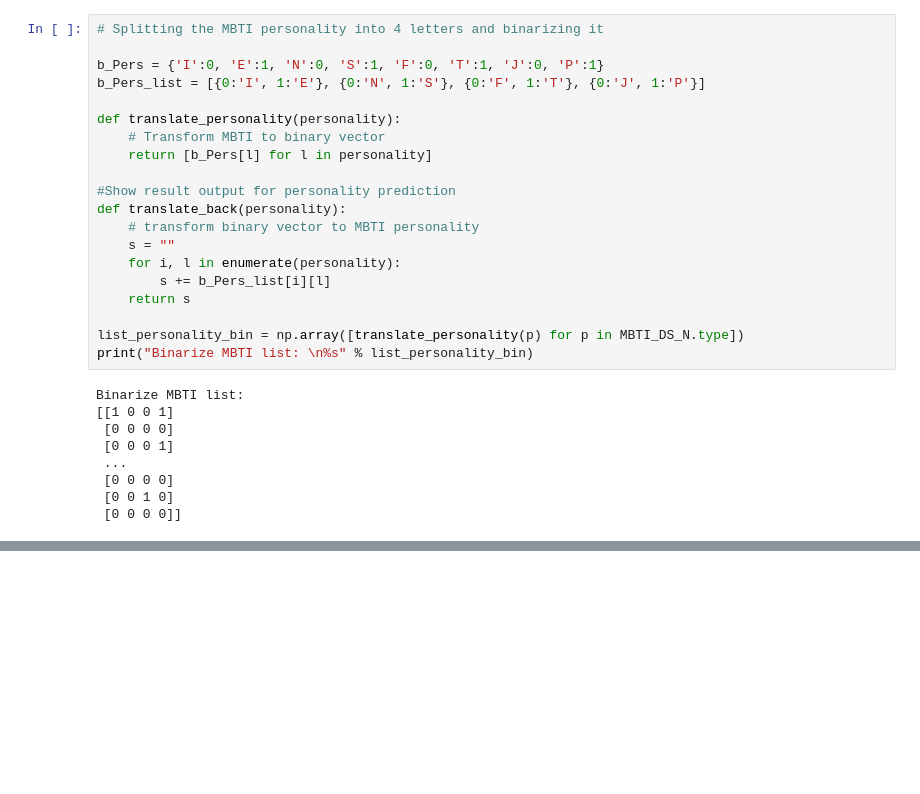
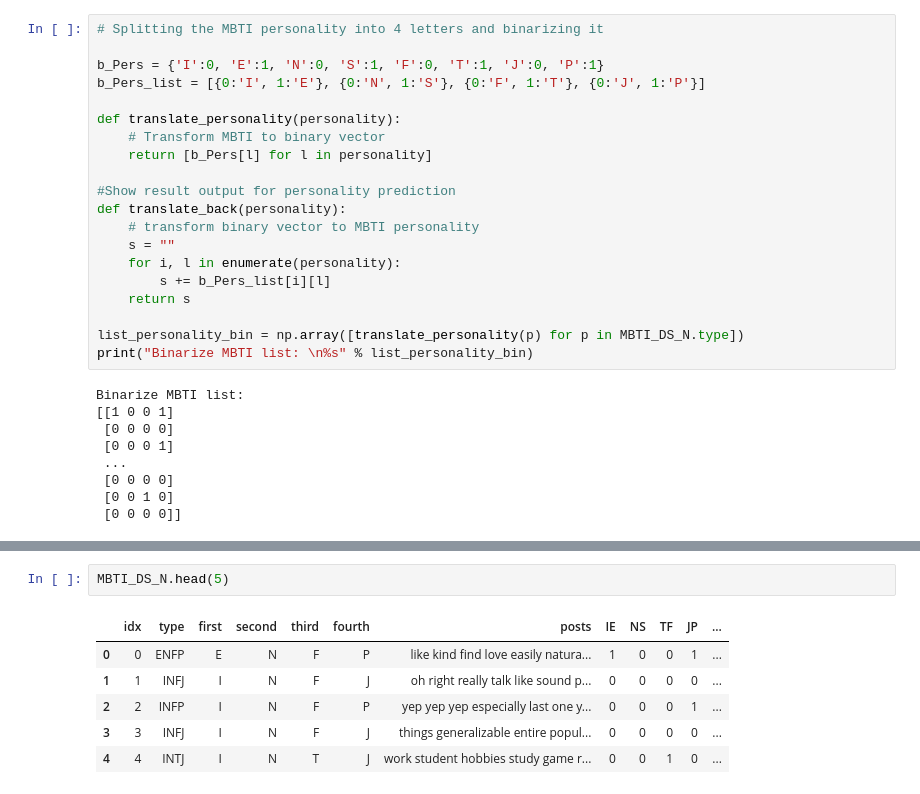
Before and after one commit to alalba221/Advanced-Machine-Learning, a Jupyter notebook: Final_Project/data_preprocessing.ipynb, the cells around one changed output, grey strips where cells are left out. Saved outputs shown, nothing was run; the diff lists cells and outputs as text; blank space fills up the shorter version.

```diff
--- a/Final_Project/data_preprocessing.ipynb
+++ b/Final_Project/data_preprocessing.ipynb
@@ -355,0 +362,9 @@ AttributeError: 'WordCloud' object has no attribute 'WordCloud'
+# %%
+MBTI_DS_N.head(5)
+# %% [output]
+|  | idx | type | first | second | third | fourth | posts | IE | NS | TF | JP | ... |
+| 0 | 0 | ENFP | E | N | F | P | like kind find love easily natura... | 1 | 0 | 0 | 1 | ... |
+| 1 | 1 | INFJ | I | N | F | J | oh right really talk like sound p... | 0 | 0 | 0 | 0 | ... |
+| 2 | 2 | INFP | I | N | F | P | yep yep yep especially last one y... | 0 | 0 | 0 | 1 | ... |
+| 3 | 3 | INFJ | I | N | F | J | things generalizable entire popul... | 0 | 0 | 0 | 0 | ... |
+| 4 | 4 | INTJ | I | N | T | J | work student hobbies study game r... | 0 | 0 | 1 | 0 | ... |
```
Also changed, not shown: parts of 11 cells of this notebook.
